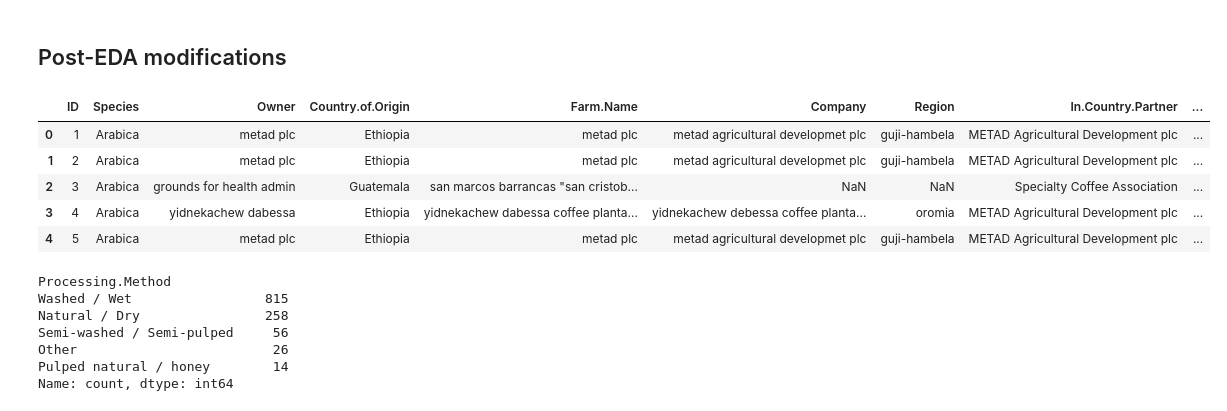
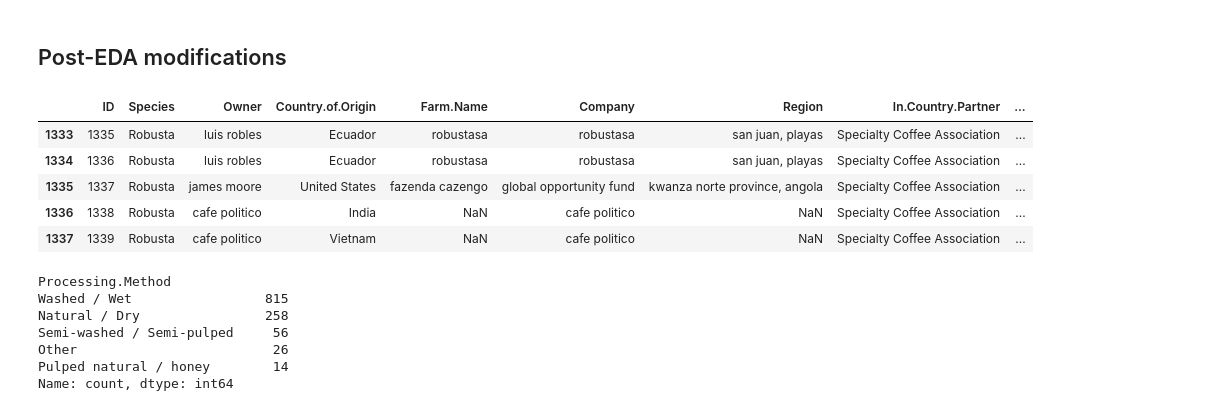
Before and after one commit to RomainPtre/Beander, a Jupyter notebook: coffee_project_cleaning_EDA_Romain-Pietro.ipynb, the cells around one changed output. Cells and saved outputs as stored; diff of their text form; code cells hidden in the pictures.

```diff
--- a/coffee_project_cleaning_EDA_Romain-Pietro.ipynb
+++ b/coffee_project_cleaning_EDA_Romain-Pietro.ipynb
@@ -238,14 +233,14 @@ fig_cup.add_hline(y=80, line_width=3, line_dash='solid', line_color='red')
 ## Post-EDA modifications
 # %%
 data = pd.read_csv('./demo_app/src/Coffee_dataset_cleaned_column_and_rows.csv', index_col=0)
-data.head()
+data.tail()
 # %% [output]
 |  | ID | Species | Owner | Country.of.Origin | Farm.Name | Company | Region | In.Country.Partner | ... |
-| 0 | 1 | Arabica | metad plc | Ethiopia | metad plc | metad agricultural developmet plc | guji-hambela | METAD Agricultural Development plc | ... |
-| 1 | 2 | Arabica | metad plc | Ethiopia | metad plc | metad agricultural developmet plc | guji-hambela | METAD Agricultural Development plc | ... |
-| 2 | 3 | Arabica | grounds for health admin | Guatemala | san marcos barrancas "san cristob... | NaN | NaN | Specialty Coffee Association | ... |
-| 3 | 4 | Arabica | yidnekachew dabessa | Ethiopia | yidnekachew dabessa coffee planta... | yidnekachew debessa coffee planta... | oromia | METAD Agricultural Development plc | ... |
-| 4 | 5 | Arabica | metad plc | Ethiopia | metad plc | metad agricultural developmet plc | guji-hambela | METAD Agricultural Development plc | ... |
+| 1333 | 1335 | Robusta | luis robles | Ecuador | robustasa | robustasa | san juan, playas | Specialty Coffee Association | ... |
+| 1334 | 1336 | Robusta | luis robles | Ecuador | robustasa | robustasa | san juan, playas | Specialty Coffee Association | ... |
+| 1335 | 1337 | Robusta | james moore | United States | fazenda cazengo | global opportunity fund | kwanza norte province, angola | Specialty Coffee Association | ... |
+| 1336 | 1338 | Robusta | cafe politico | India | NaN | cafe politico | NaN | Specialty Coffee Association | ... |
+| 1337 | 1339 | Robusta | cafe politico | Vietnam | NaN | cafe politico | NaN | Specialty Coffee Association | ... |
 # %%
 data['Processing.Method'].value_counts()
 # %% [output]
```
Also changed, not shown: parts of 17 cells of this notebook, 2 other files.
